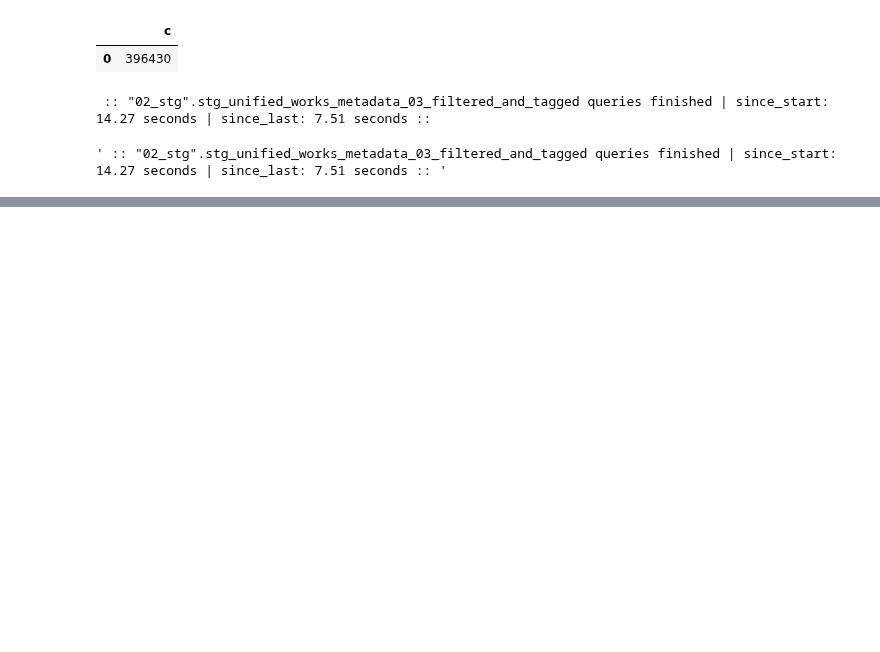
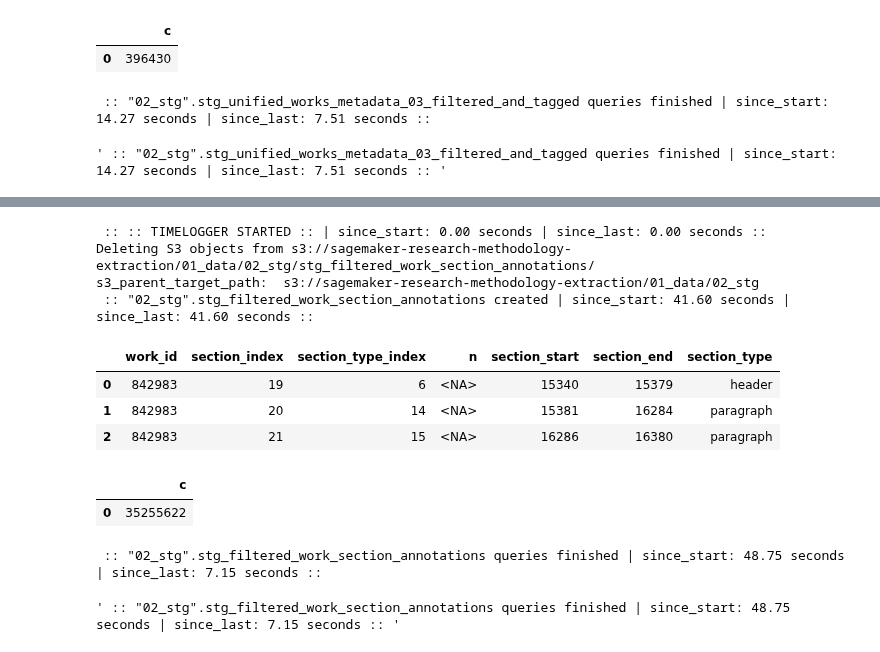
Before and after one commit to ka-steve/sagemaker_research_classification, a Jupyter notebook: src/04_transformation/04_01_transformation_control.ipynb, the cells around one changed output, grey strips where cells are left out. Cells and saved outputs as stored; diff of their text form; code cells hidden in the pictures; blank space fills up the shorter version.

```diff
--- a/src/04_transformation/04_01_transformation_control.ipynb
+++ b/src/04_transformation/04_01_transformation_control.ipynb
@@ -722,0 +691,30 @@ SELECT id_semanticscholar, bucket_10p FROM numbered WHERE openalex_primary_topic
+# %%
+table_name = 'stg_filtered_work_section_annotations'
+db_name = '02_stg'
+timelogger = utils.TimeLogger()
+utils.create_table_from_sql_file(
+    database_name=db_name,
+    table_name=table_name,
+    overwrite_strategy='overwrite', # options: fail, overwrite, ignore
+    wait=True,
+    # s3_parent_target_path=config.S3_CORE_DATA_PATH
+)
+timelogger.log(f'"{db_name}".{table_name} created')
+
+utils.pd_set_options(cols=300)
+display(wr.athena.read_sql_query(f"""SELECT * FROM "{db_name}".{table_name} LIMIT 3 """, db_name))
+display(wr.athena.read_sql_query(f"""SELECT COUNT(*) AS c FROM "{db_name}".{table_name} """, db_name))
+timelogger.log(f'"{db_name}".{table_name} queries finished')
+# %% [output]
+ :: :: TIMELOGGER STARTED :: | since_start: 0.00 seconds | since_last: 0.00 seconds ::
+Deleting S3 objects from s3://sagemaker-research-methodology-extraction/01_data/02_stg/stg_filtered_work_section_annotations/
+s3_parent_target_path:  s3://sagemaker-research-methodology-extraction/01_data/02_stg
+ :: "02_stg".stg_filtered_work_section_annotations created | since_start: 41.60 seconds | since_last: 41.60 seconds ::
+|  | work_id | section_index | section_type_index | n | section_start | section_end | section_type |
+| 0 | 842983 | 19 | 6 | <NA> | 15340 | 15379 | header |
+| 1 | 842983 | 20 | 14 | <NA> | 15381 | 16284 | paragraph |
+| 2 | 842983 | 21 | 15 | <NA> | 16286 | 16380 | paragraph |
+|  | c |
+| 0 | 35255622 |
+ :: "02_stg".stg_filtered_work_section_annotations queries finished | since_start: 48.75 seconds | since_last: 7.15 seconds ::
+' :: "02_stg".stg_filtered_work_section_annotations queries finished | since_start: 48.75 seconds | since_last: 7.15 seconds :: '
```
Also changed, not shown: parts of 14 cells of this notebook, 10 other files.
